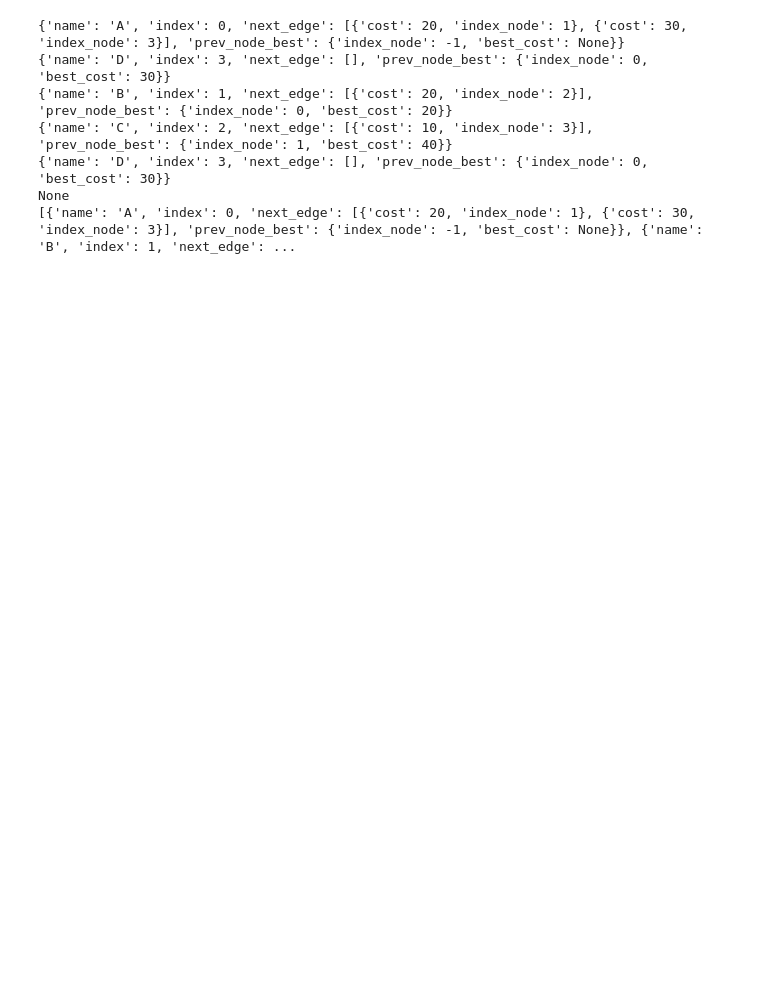
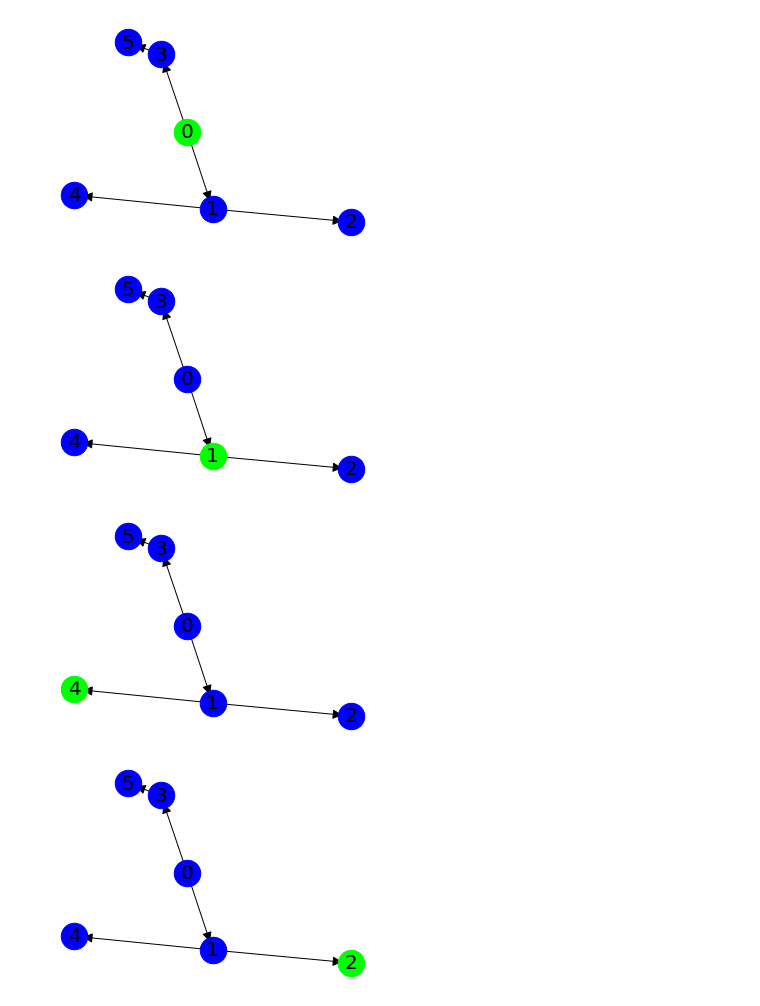
Before and after one commit to CakeNuthep/Super_AI, a Jupyter notebook: DFS.ipynb, the cells around one changed output. Drawn from its saved outputs; the diff is of its cells as text; code cells hidden in the pictures; blank space fills up the shorter version.

```diff
--- a/DFS.ipynb
+++ b/DFS.ipynb
@@ -128,17 +150,20 @@ TypeError: ignored
-# %%
-search = dfs(data)
-result = search.step()
-print(result)
-while result is not None:
-  result = search.step()
-  print(result)
-
-print(search.getData())
-# %% [output]
-{'name': 'A', 'index': 0, 'next_edge': [{'cost': 20, 'index_node': 1}, {'cost': 30, 'index_node': 3}], 'prev_node_best': {'index_node': -1, 'best_cost': None}}
-{'name': 'D', 'index': 3, 'next_edge': [], 'prev_node_best': {'index_node': 0, 'best_cost': 30}}
-{'name': 'B', 'index': 1, 'next_edge': [{'cost': 20, 'index_node': 2}], 'prev_node_best': {'index_node': 0, 'best_cost': 20}}
-{'name': 'C', 'index': 2, 'next_edge': [{'cost': 10, 'index_node': 3}], 'prev_node_best': {'index_node': 1, 'best_cost': 40}}
-{'name': 'D', 'index': 3, 'next_edge': [], 'prev_node_best': {'index_node': 0, 'best_cost': 30}}
-None
-[{'name': 'A', 'index': 0, 'next_edge': [{'cost': 20, 'index_node': 1}, {'cost': 30, 'index_node': 3}], 'prev_node_best': {'index_node': -1, 'best_cost': None}}, {'name': 'B', 'index': 1, 'next_edge': ...
+# %%
+start_node = 0
+search = dfs(data,start_node)
+def update(i):
+  result = search.step()
+  if result is not None:
+    graph.drawGraph(result["index"])
+  else:
+    graph.drawGraph()
+
+# output animation; its important I save it
+fig = plt.gcf()
+
+ani = FuncAnimation(fig, update, interval=1000,frames=10)
+ani.save('dfs_graph.mp4')
+# %% [output]
+[figure, added]
+[figure, added]
+[figure, added]
+[figure, added]
```
Also changed, not shown: parts of 7 cells of this notebook.
